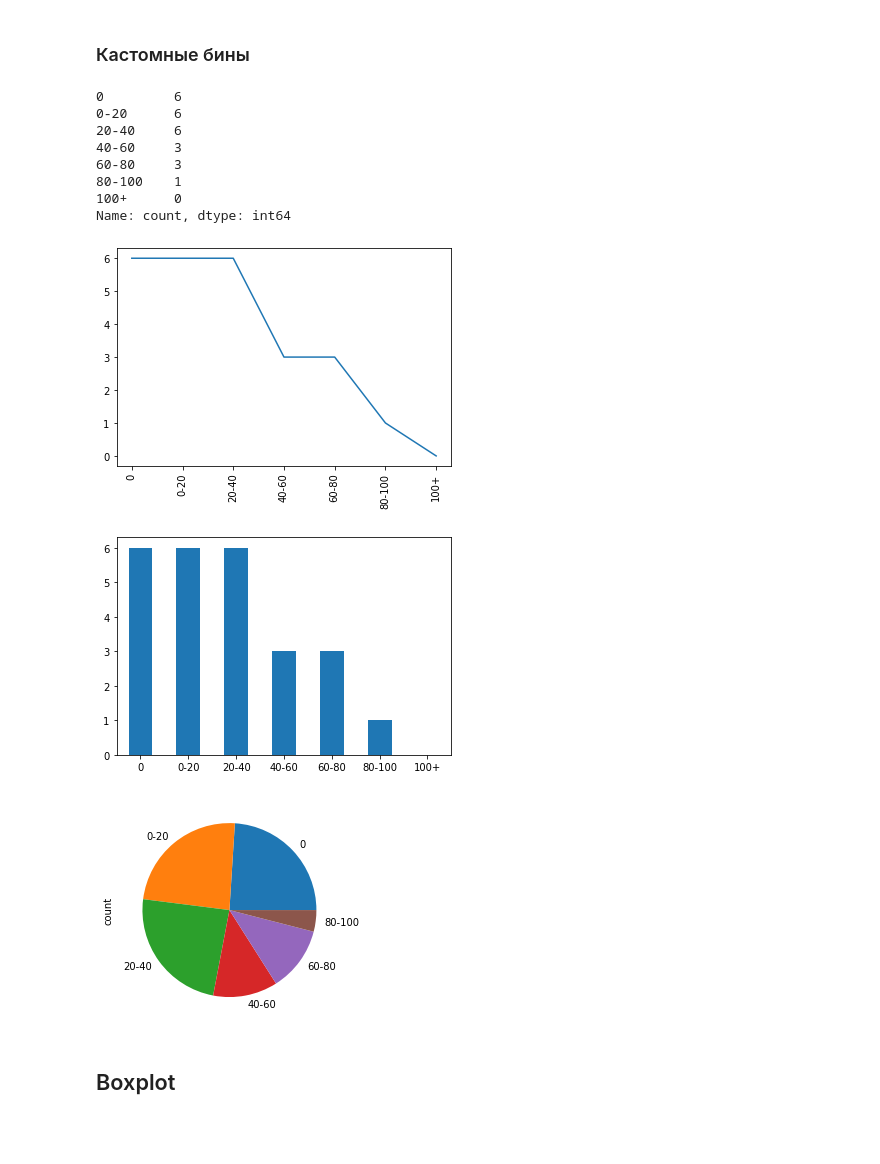
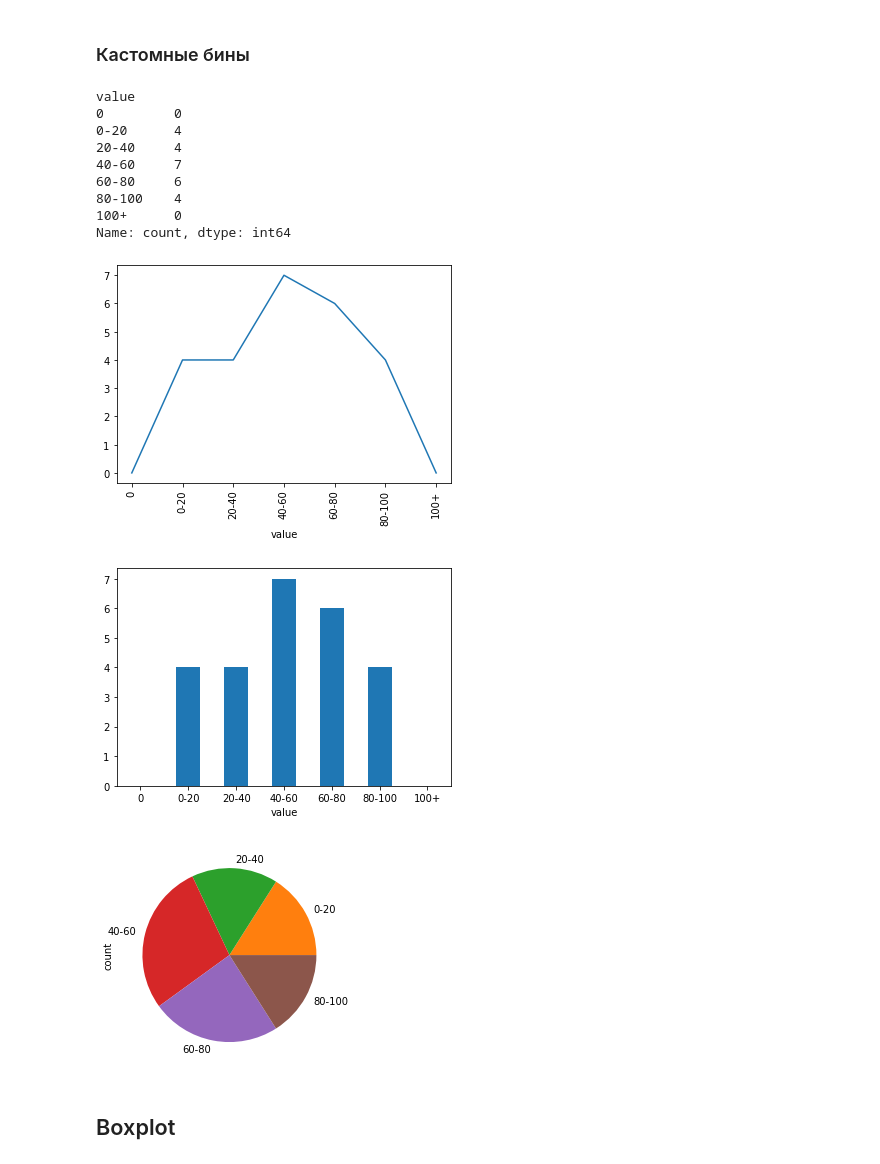
Before and after one commit to Saxsafon/Analysis, a Jupyter notebook: Python/Visualizing/Matplotlib + Seaborn.ipynb, the cells around one changed output. Saved outputs shown, nothing was run; the diff lists cells and outputs as text; code cells hidden in the pictures; blank space fills up the shorter version.

Commit message:
Исправил баг с индексами в построении кастомных диапазонов в value_counts

```diff
--- a/Python/Visualizing/Matplotlib + Seaborn.ipynb
+++ b/Python/Visualizing/Matplotlib + Seaborn.ipynb
@@ -166,31 +166,32 @@ bins = [-1, 0, 20, 40, 60, 80, 100, 1000]
 labels = ['0', '0-20', '20-40', '40-60', '60-80', '80-100', '100+']
 
 # С помощью функции pd.cut мы можно легко разделить ряд значений на нужные нам бины.
-custom_value_counts = pd.cut(data['value'], bins=bins, labels=labels).value_counts()
-custom_value_counts.index = labels
+custom_vc = pd.cut(data['value'], bins=bins, labels=labels).value_counts()
+custom_vc = custom_value_counts.reindex(labels)
 
-custom_value_counts
+custom_vc
 # %% [output]
-0         6
-0-20      6
-20-40     6
-40-60     3
-60-80     3
-80-100    1
+value
+0         0
+0-20      4
+20-40     4
+40-60     7
+60-80     6
+80-100    4
 100+      0
 Name: count, dtype: int64
 # %%
-custom_value_counts.plot(rot=90, kind='line');
+custom_vc.plot(rot=90, kind='line');
 # %% [output]
-[figure, old version]
+[figure, new version]
 # %%
-custom_value_counts.plot(rot=0, kind='bar');
+custom_vc.plot(rot=0, kind='bar');
 # %% [output]
-[figure, old version]
+[figure, new version]
 # %%
-custom_value_counts.plot(rot=0, kind='pie');
+custom_vc.plot(rot=0, kind='pie');
 # %% [output]
-[figure, old version]
+[figure, new version]
 # %% [markdown]
 ## Boxplot
 # %%
```
Also changed, not shown: parts of 11 cells of this notebook.
